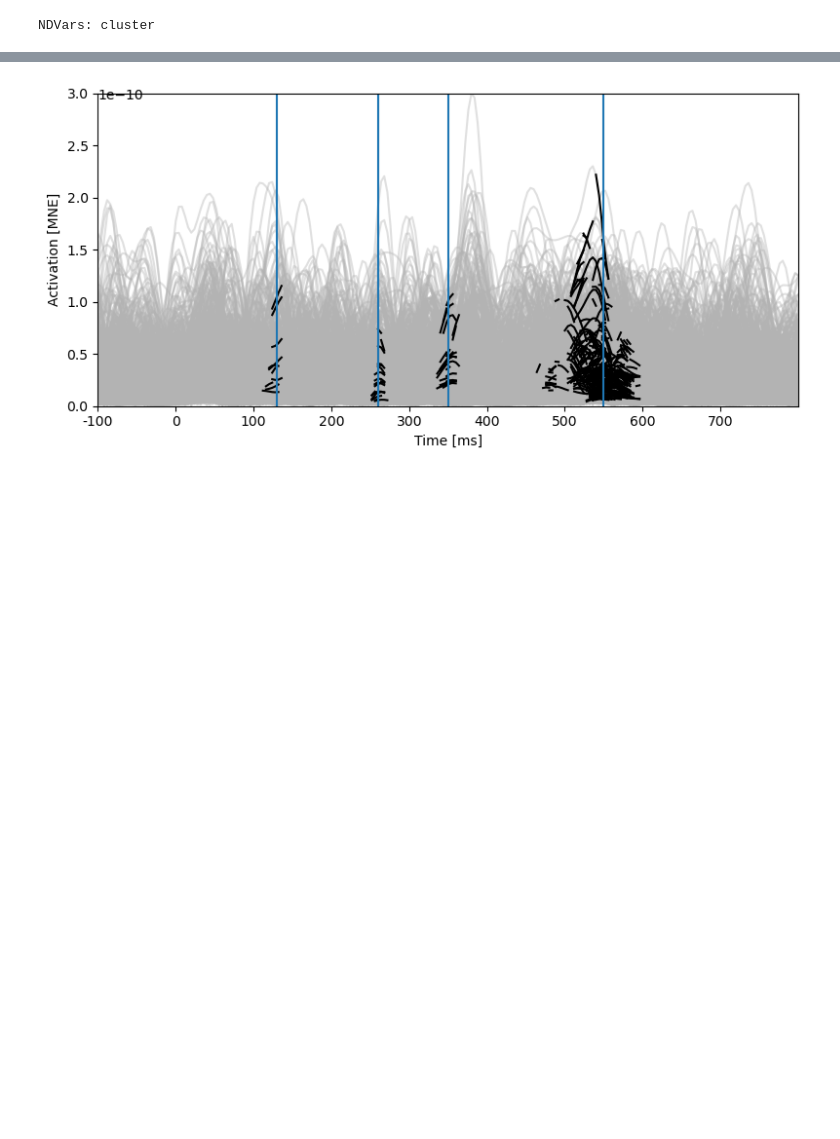
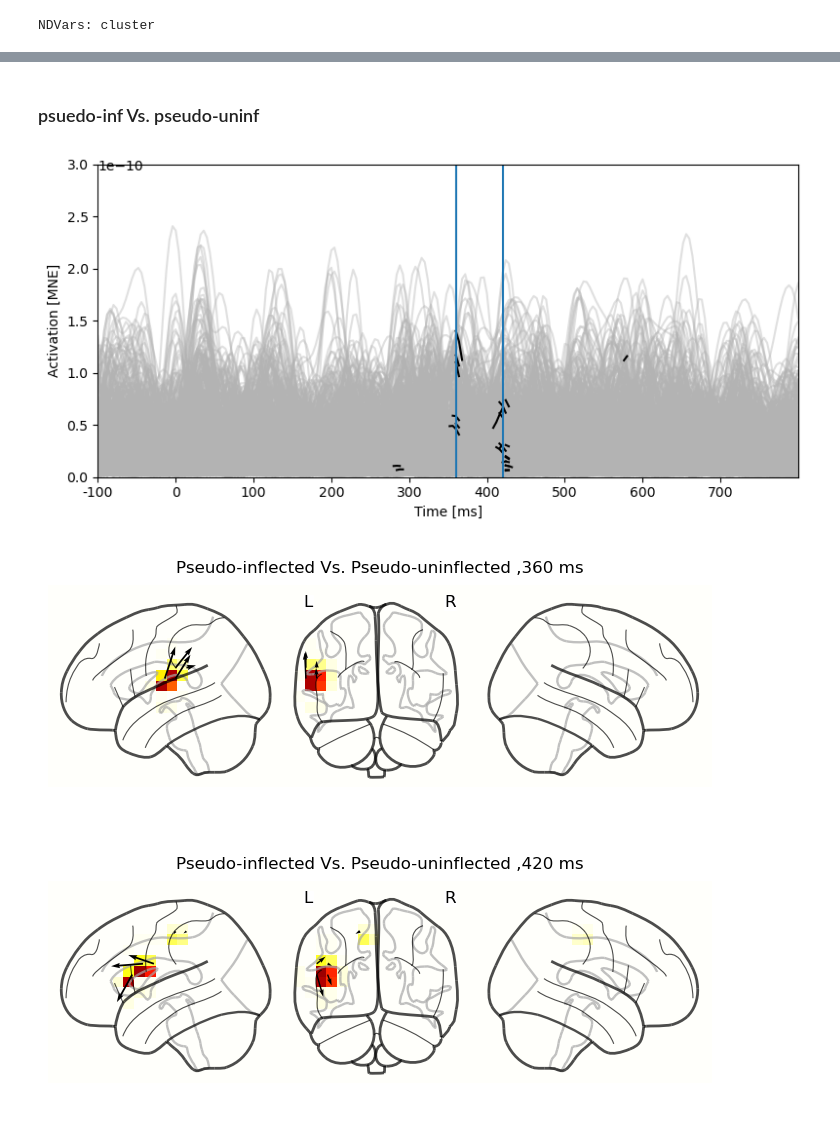
Before and after one commit to Maryamvalian/MEGAN, a Jupyter notebook: Volume_Based .ipynb, the cells around one changed output, grey strips where cells are left out. Drawn from its saved outputs; the diff is of its cells as text; code cells hidden in the pictures; blank space fills up the shorter version.

```diff
--- a/Volume_Based .ipynb
+++ b/Volume_Based .ipynb
@@ -324,0 +298,15 @@ psuedo: inf vs un-inf
+# %%
+contrast = ['real-pseudo']
+cond1, cond2 = contrast[0].split('-')
+
+#for table.difference we can't do it inline with testnd
+
+res = testnd.VectorDifferenceRelated('srcm', 'word', cond1, cond2, match='subject', data=stc_all, tfce=True, tstart=tstart, tstop=tstop)
+# %%
+diff = res.masked_difference()
+p = plot.Butterfly(diff.norm('space'), color='k')
+times = [0.45, 0.48, 0.52, 0.56]
+for t in times:
+    p.add_vline(t)
+for t in times:
+    f = plot.GlassBrain(diff.sub(time=t), title=f"Real Vs. Pseudo, {t*1000:.0f} ms")
@@ -325,30 +337,20 @@ psuedo: inf vs un-inf
+# %% [markdown]
+### psuedo-inf Vs. pseudo-uninf
 # %%
-contrast = ['realinflected-pseudouninflected']
+contrast = ['pseudoinflected-pseudouninflected']
 cond1, cond2 = contrast[0].split('-')
 
-#real_infl_stc = stc_all.sub(f"(lexical == '{cond1}')")
-#pseudo_infl_stc = stc_all.sub(f"(lexical == '{cond2}')")
-# both=stc_all.sub(f"(lexical == '{cond2}')|(lexical == '{cond1}')")
-"""
-diff_real_inf = table.difference(
-        'srcm',
-        'subject',
-        data=stc_all.sub(f"wordType=='{cond2}'"))
-diff_pseudo_inf = table.difference(
-        'srcm',
-        'subject',
-        data=stc_all.sub(f"wordType=='{cond1}'"))
-
-data_combined=combine([diff_real_inf, diff_pseudo_inf], incomplete='drop')
-"""
-
+#for table.difference we can't do it inline with testnd
 
 res = testnd.VectorDifferenceRelated('srcm', 'lexical', cond1, cond2, match='subject', data=stc_all, tfce=True, tstart=tstart, tstop=tstop)
 # %%
 diff = res.masked_difference()
 p = plot.Butterfly(diff.norm('space'), color='k')
-times = [0.13, 0.26, 0.35, 0.55]
+times = [ 0.36, 0.42]
 for t in times:
     p.add_vline(t)
+    f = plot.GlassBrain(diff.sub(time=t), title=f"Pseudo-inflected Vs. Pseudo-uninflected ,{t*1000:.0f} ms")
 # %% [output]
-[figure, old version]
+[figure, new version]
+[figure, added]
+[figure, added]
```
Also changed, not shown: parts of 14 cells of this notebook, 6 other files.
